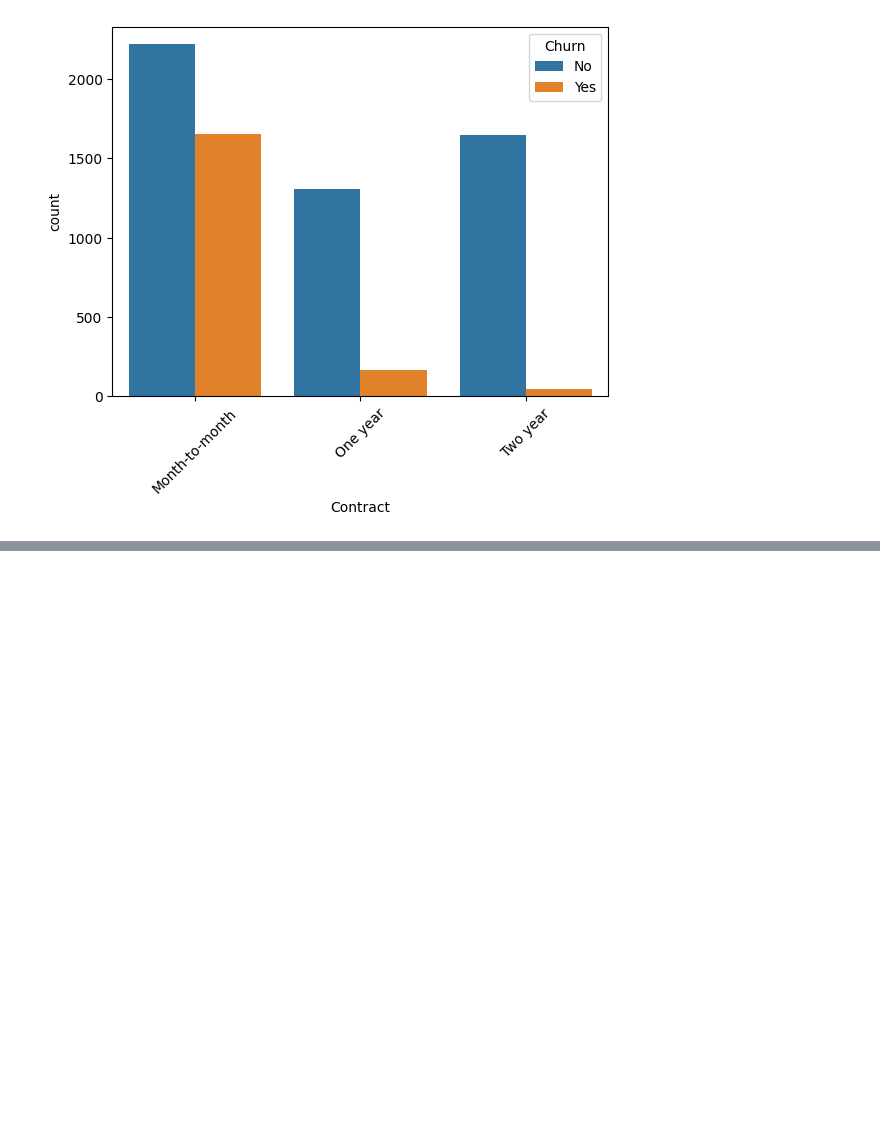
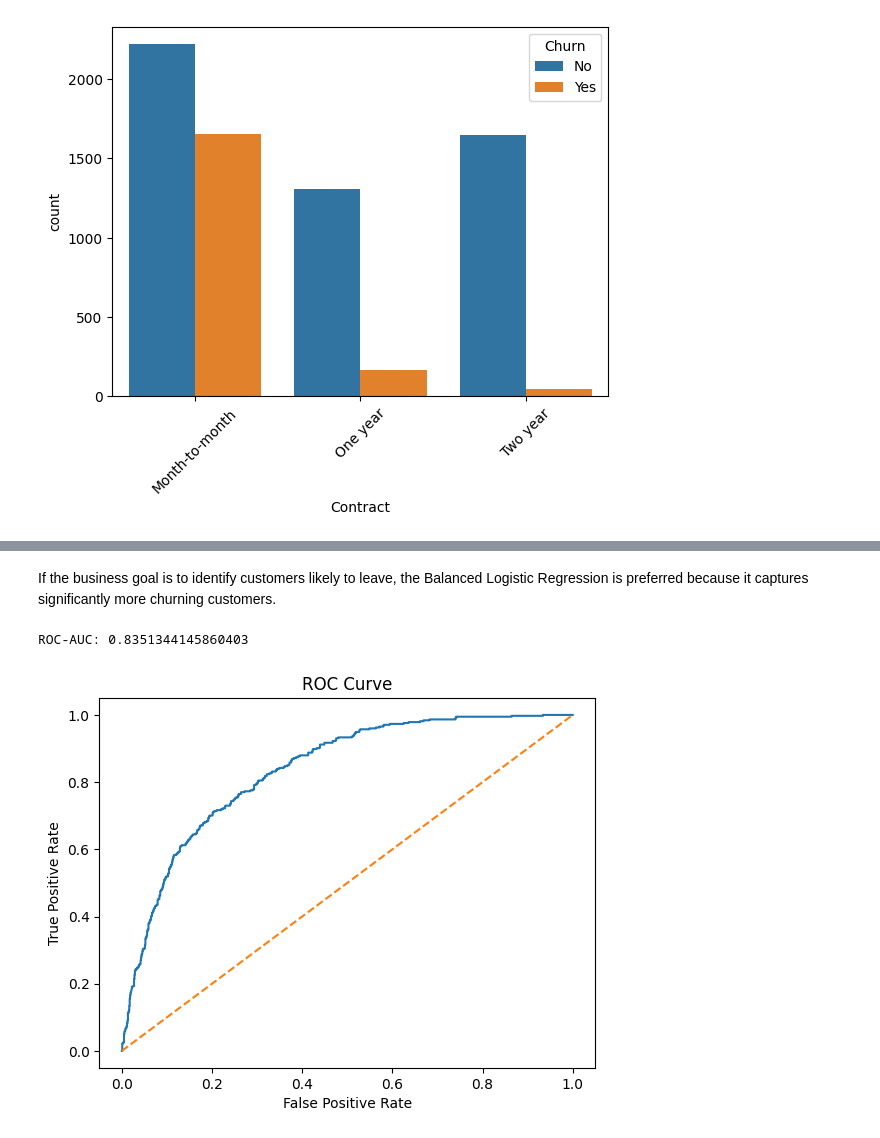
Before and after one commit to anubhavsingh23906-code/Customer-Churn-Prediction, a Jupyter notebook: Untitled20.ipynb, the cells around one changed output, grey strips where cells are left out. Cells and saved outputs as stored; diff of their text form; code cells hidden in the pictures; blank space fills up the shorter version.

```diff
--- a/Untitled20.ipynb
+++ b/Untitled20.ipynb
@@ -163,0 +520,16 @@ plt.show()
+# %%
+from sklearn.linear_model import LogisticRegression
+
+balanced_pipeline = Pipeline([
+    ('preprocessor', preprocessor),
+    ('model', LogisticRegression(
+        class_weight='balanced',
+        max_iter=1000
+    ))
+])
+
+balanced_pipeline.fit(X_train, y_train)
+
+balanced_pred = balanced_pipeline.predict(X_test)
+
+print(classification_report(y_test, balanced_pred))
@@ -163,0 +545,32 @@ plt.show()
+# %% [markdown]
+If the business goal is to identify customers likely to leave, the Balanced Logistic Regression is preferred because it captures significantly more churning customers.
+# %%
+from sklearn.metrics import roc_auc_score
+
+y_prob = balanced_pipeline.predict_proba(X_test)[:,1]
+
+roc_auc = roc_auc_score(
+    (y_test == 'Yes').astype(int),
+    y_prob
+)
+
+print("ROC-AUC:", roc_auc)
+# %% [output]
+ROC-AUC: 0.8351344145860403
+# %%
+from sklearn.metrics import roc_curve
+import matplotlib.pyplot as plt
+
+fpr, tpr, _ = roc_curve(
+    (y_test == 'Yes').astype(int),
+    y_prob
+)
+
+plt.plot(fpr, tpr)
+plt.plot([0,1],[0,1],'--')
+plt.xlabel("False Positive Rate")
+plt.ylabel("True Positive Rate")
+plt.title("ROC Curve")
+plt.show()
+# %% [output]
+[figure, added]
```
Also changed, not shown: parts of 36 cells of this notebook.
